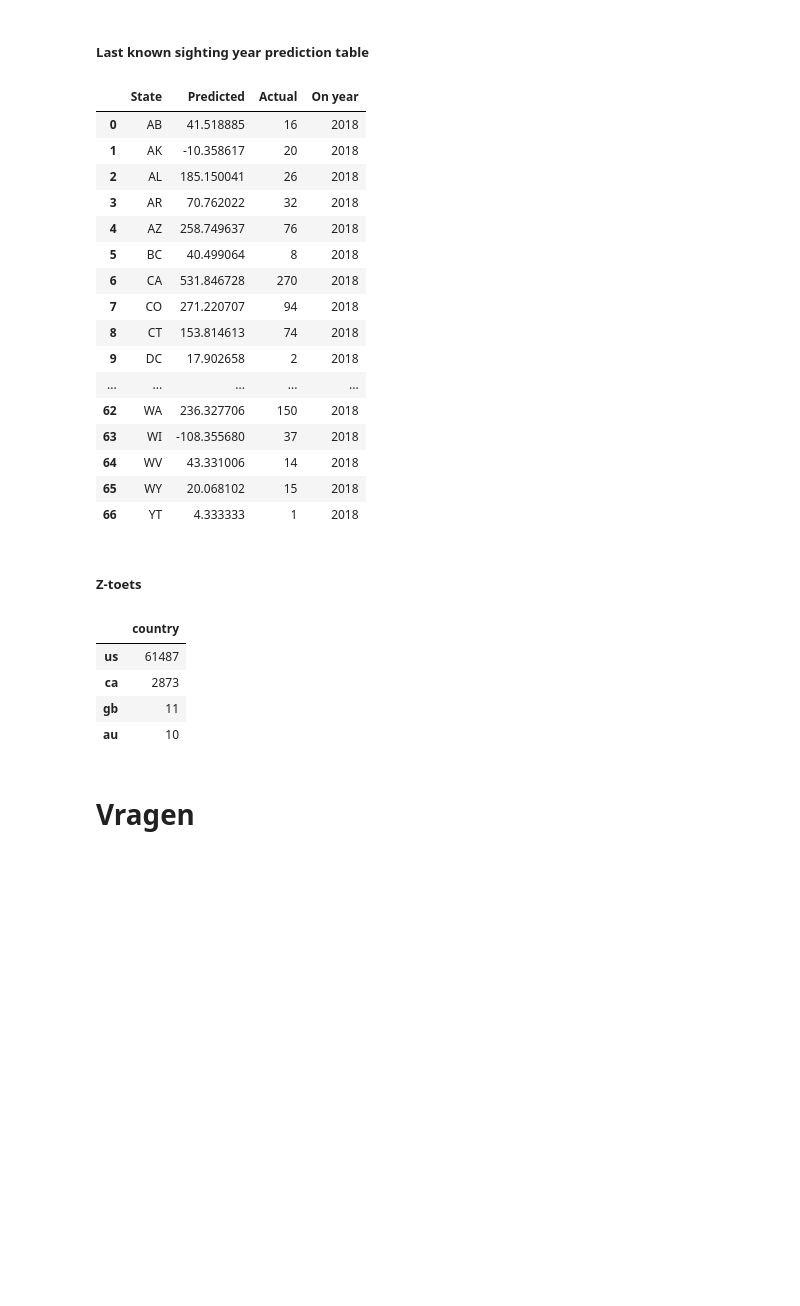
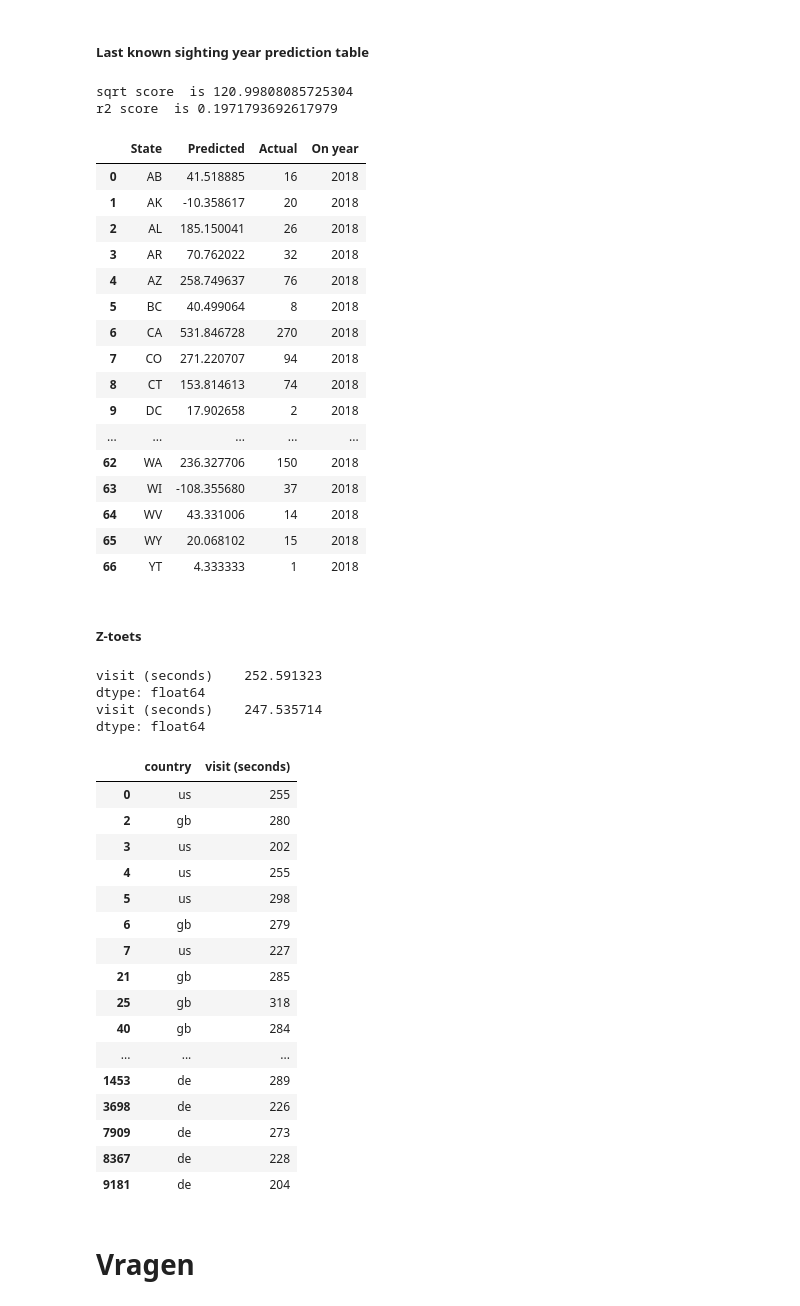
Before and after one commit to GameModes/CasusOpdrachtPG3, a Jupyter notebook: ufo_cm.ipynb, the cells around one changed output. Drawn from its saved outputs; the diff is of its cells as text; code cells hidden in the pictures; blank space fills up the shorter version.

```diff
--- a/ufo_cm.ipynb
+++ b/ufo_cm.ipynb
@@ -51,4 +51,5 @@ pd.set_option('max_rows', 100)
 read = pd.read_csv('ufo.csv', low_memory= False)
 ufodata = pd.DataFrame(read) #Guy's benaming
 ufo_data = pd.DataFrame(read) #Ruben's benaming
+nondrop_ufo_data = ufo_data #ufo_data met nan's er nog in
 ufo_data = ufo_data.dropna()
@@ -374,10 +428,17 @@ all_state_predictions['On year']  = temp_year_list
 
 
 from sklearn.metrics import mean_squared_error
-np.sqrt(mean_squared_error(all_state_predictions['Predicted'], all_state_predictions['Actual']))
+sqrt = np.sqrt(mean_squared_error(all_state_predictions['Predicted'], all_state_predictions['Actual']))
+print('sqrt score  is', sqrt)
+
+from sklearn.metrics import r2_score
+r2 = r2_score(all_state_predictions['Predicted'], all_state_predictions['Actual'])
+print('r2 score  is', r2)
 
 all_state_predictions
 # %% [output]
+sqrt score  is 120.99808085725304
+r2 score  is 0.1971793692617979
 |  | State | Predicted | Actual | On year |
 | 0 | AB | 41.518885 | 16 | 2018 |
 | 1 | AK | -10.358617 | 20 | 2018 |
@@ -398,20 +459,40 @@ all_state_predictions
 # %% [markdown]
 #####  Z-toets<a class="anchor" id="z_toets"></a>
 # %%
+international_visit = nondrop_ufo_data[['country', 'visit (seconds)']]
+international_visit = international_visit.dropna()
 
-international_visit = ufo_data[['country', 'visit (seconds)']]
-international_visit
-international_visit_no_DE = international_visit[international_visit.country == 'de']
+international_visit_no_DE = international_visit[international_visit.country != 'de']
 international_visit_no_DE
-# international_visit.groupby(by=["country"], dropna=False).head()
-total_occurences = pd.DataFrame(international_visit['country'].value_counts())
-total_occurences
+
+international_visit_only_DE = international_visit[international_visit.country == 'de']
+international_visit_only_DE
+print(international_visit_no_DE.mean())
+print(international_visit_only_DE.mean())
+international_visit = international_visit.groupby(by='country')
+international_visit.head()
 # %% [output]
+visit (seconds)    252.591323
+dtype: float64
+visit (seconds)    247.535714
+dtype: float64
-|  | country |
-| us | 61487 |
-| ca | 2873 |
-| gb | 11 |
-| au | 10 |
+|  | country | visit (seconds) |
+| 0 | us | 255 |
+| 2 | gb | 280 |
+| 3 | us | 202 |
+| 4 | us | 255 |
+| 5 | us | 298 |
+| 6 | gb | 279 |
+| 7 | us | 227 |
+| 21 | gb | 285 |
+| 25 | gb | 318 |
+| 40 | gb | 284 |
+| ... | ... | ... |
+| 1453 | de | 289 |
+| 3698 | de | 226 |
+| 7909 | de | 273 |
+| 8367 | de | 228 |
+| 9181 | de | 204 |
 # %% [markdown]
 # Vragen <a class="anchor" id="vragen"></a>
 # %% [raw]
```
Also changed, not shown: parts of 6 cells of this notebook.
